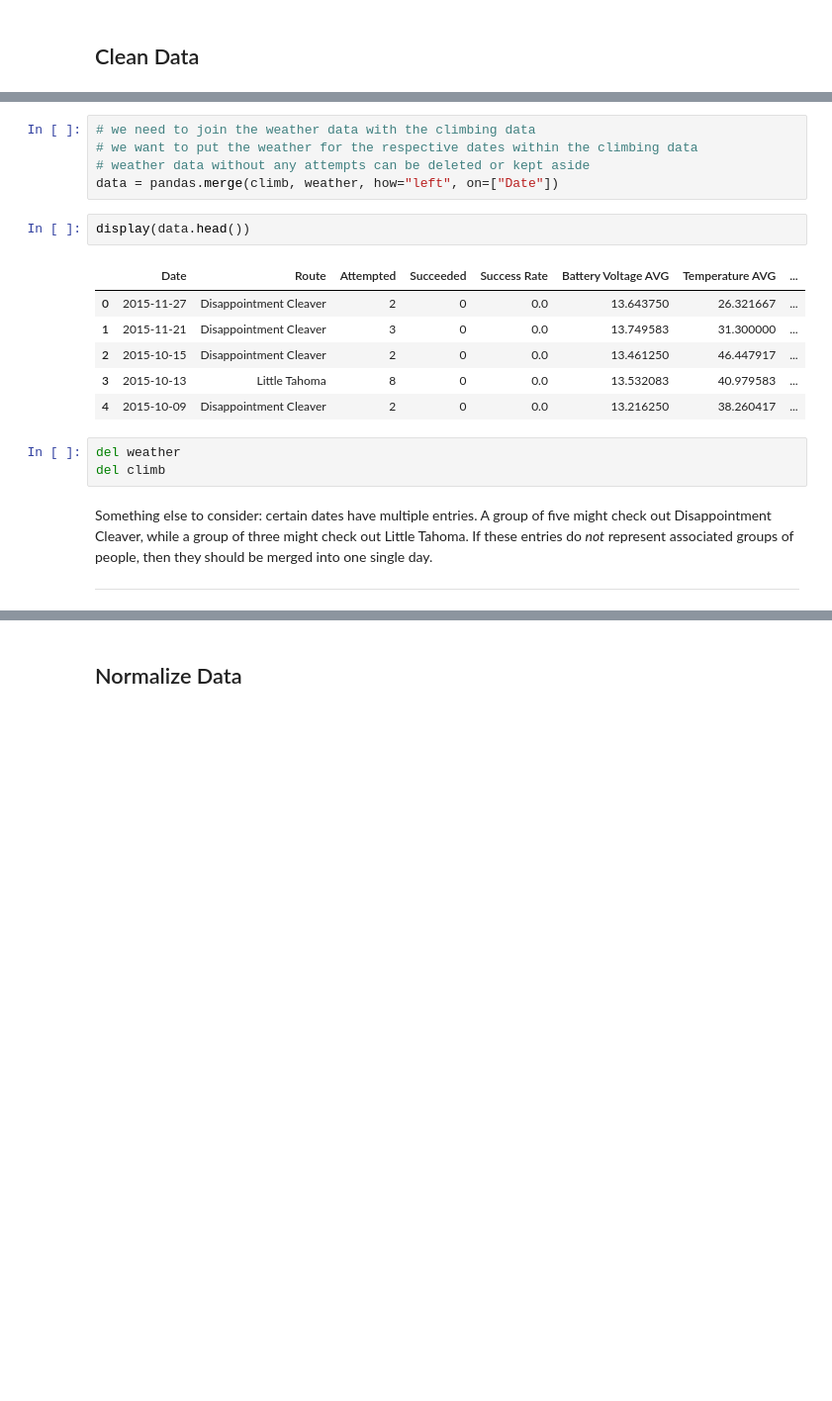
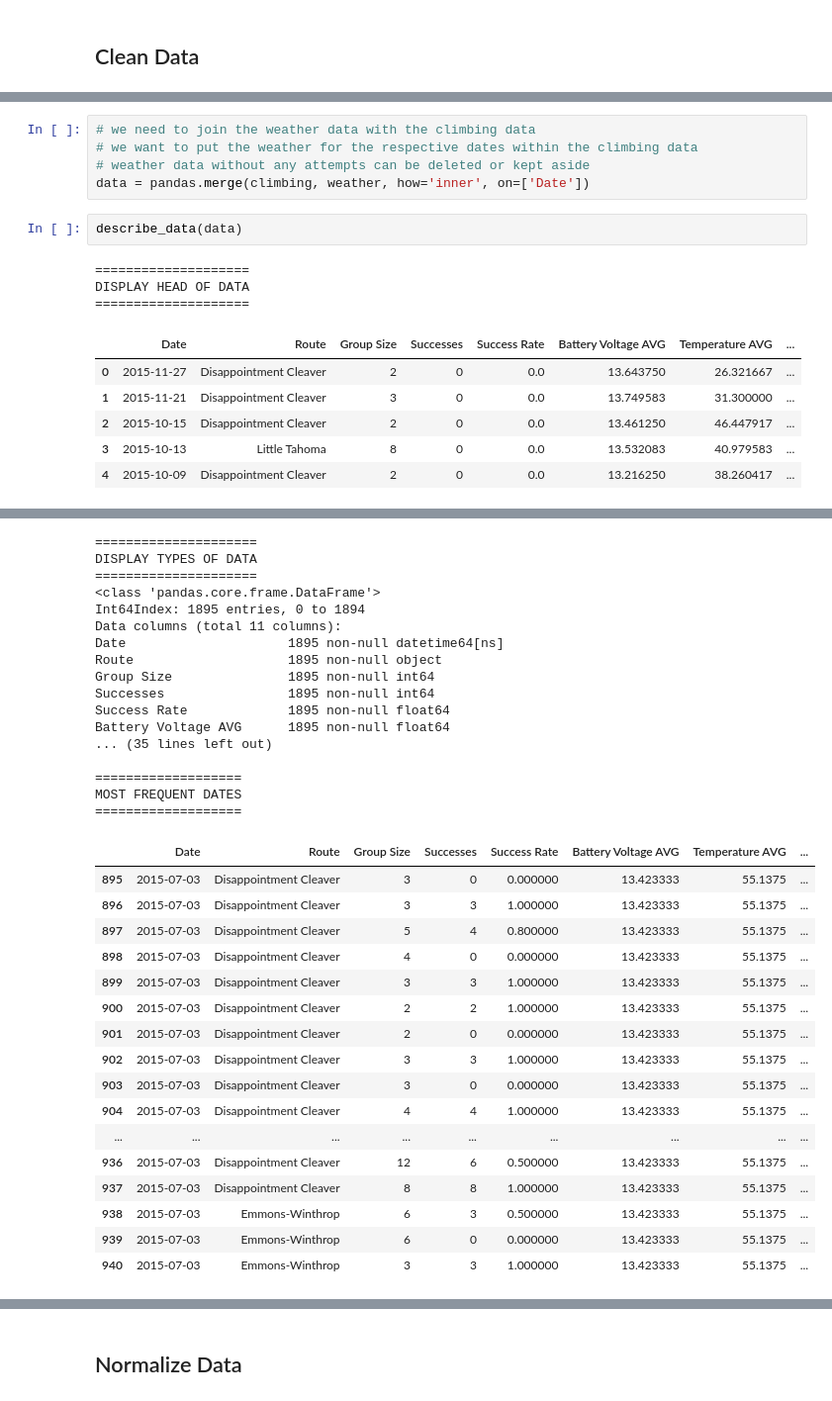
Before and after one commit to noltron000-coursework/mount-rainier, a Jupyter notebook: source/mount_rainier.ipynb, the cells around one changed output, grey strips where cells are left out. Shown at 99% size. Drawn from its saved outputs; the diff is of its cells as text; blank space fills up the shorter version.

```diff
--- a/source/mount_rainier.ipynb
+++ b/source/mount_rainier.ipynb
@@ -139,23 +205,16 @@ climb['Success Rate'] = climb['Succeeded']/climb['Attempted']
 # we need to join the weather data with the climbing data
 # we want to put the weather for the respective dates within the climbing data
 # weather data without any attempts can be deleted or kept aside
-data = pandas.merge(climb, weather, how="left", on=["Date"])
+data = pandas.merge(climbing, weather, how='inner', on=['Date'])
-# %%
-display(data.head())
-# %% [output]
-|  | Date | Route | Attempted | Succeeded | Success Rate | Battery Voltage AVG | Temperature AVG | ... |
-| 0 | 2015-11-27 | Disappointment Cleaver | 2 | 0 | 0.0 | 13.643750 | 26.321667 | ... |
-| 1 | 2015-11-21 | Disappointment Cleaver | 3 | 0 | 0.0 | 13.749583 | 31.300000 | ... |
-| 2 | 2015-10-15 | Disappointment Cleaver | 2 | 0 | 0.0 | 13.461250 | 46.447917 | ... |
-| 3 | 2015-10-13 | Little Tahoma | 8 | 0 | 0.0 | 13.532083 | 40.979583 | ... |
-| 4 | 2015-10-09 | Disappointment Cleaver | 2 | 0 | 0.0 | 13.216250 | 38.260417 | ... |
-# %%
-del weather
-del climb
-# %% [markdown]
-Something else to consider:
-certain dates have multiple entries.
-A group of five might check out Disappointment Cleaver, while a group of three might check out Little Tahoma.
-If these entries do *not* represent associated groups of people, then they should be merged into one single day.
-
----
+# %%
+describe_data(data)
+# %% [output]
+====================
+DISPLAY HEAD OF DATA
+====================
+|  | Date | Route | Group Size | Successes | Success Rate | Battery Voltage AVG | Temperature AVG | ... |
+| 0 | 2015-11-27 | Disappointment Cleaver | 2 | 0 | 0.0 | 13.643750 | 26.321667 | ... |
+| 1 | 2015-11-21 | Disappointment Cleaver | 3 | 0 | 0.0 | 13.749583 | 31.300000 | ... |
+| 2 | 2015-10-15 | Disappointment Cleaver | 2 | 0 | 0.0 | 13.461250 | 46.447917 | ... |
+| 3 | 2015-10-13 | Little Tahoma | 8 | 0 | 0.0 | 13.532083 | 40.979583 | ... |
+| 4 | 2015-10-09 | Disappointment Cleaver | 2 | 0 | 0.0 | 13.216250 | 38.260417 | ... |
@@ -161,0 +227,34 @@ If these entries do *not* represent associated groups of people, then they shoul
+=====================
+DISPLAY TYPES OF DATA
+=====================
+<class 'pandas.core.frame.DataFrame'>
+Int64Index: 1895 entries, 0 to 1894
+Data columns (total 11 columns):
+Date                     1895 non-null datetime64[ns]
+Route                    1895 non-null object
+Group Size               1895 non-null int64
+Successes                1895 non-null int64
+Success Rate             1895 non-null float64
+Battery Voltage AVG      1895 non-null float64
+... (35 lines left out)
+
+===================
+MOST FREQUENT DATES
+===================
+|  | Date | Route | Group Size | Successes | Success Rate | Battery Voltage AVG | Temperature AVG | ... |
+| 895 | 2015-07-03 | Disappointment Cleaver | 3 | 0 | 0.000000 | 13.423333 | 55.1375 | ... |
+| 896 | 2015-07-03 | Disappointment Cleaver | 3 | 3 | 1.000000 | 13.423333 | 55.1375 | ... |
+| 897 | 2015-07-03 | Disappointment Cleaver | 5 | 4 | 0.800000 | 13.423333 | 55.1375 | ... |
+| 898 | 2015-07-03 | Disappointment Cleaver | 4 | 0 | 0.000000 | 13.423333 | 55.1375 | ... |
+| 899 | 2015-07-03 | Disappointment Cleaver | 3 | 3 | 1.000000 | 13.423333 | 55.1375 | ... |
+| 900 | 2015-07-03 | Disappointment Cleaver | 2 | 2 | 1.000000 | 13.423333 | 55.1375 | ... |
+| 901 | 2015-07-03 | Disappointment Cleaver | 2 | 0 | 0.000000 | 13.423333 | 55.1375 | ... |
+| 902 | 2015-07-03 | Disappointment Cleaver | 3 | 3 | 1.000000 | 13.423333 | 55.1375 | ... |
+| 903 | 2015-07-03 | Disappointment Cleaver | 3 | 0 | 0.000000 | 13.423333 | 55.1375 | ... |
+| 904 | 2015-07-03 | Disappointment Cleaver | 4 | 4 | 1.000000 | 13.423333 | 55.1375 | ... |
+| ... | ... | ... | ... | ... | ... | ... | ... | ... |
+| 936 | 2015-07-03 | Disappointment Cleaver | 12 | 6 | 0.500000 | 13.423333 | 55.1375 | ... |
+| 937 | 2015-07-03 | Disappointment Cleaver | 8 | 8 | 1.000000 | 13.423333 | 55.1375 | ... |
+| 938 | 2015-07-03 | Emmons-Winthrop | 6 | 3 | 0.500000 | 13.423333 | 55.1375 | ... |
+| 939 | 2015-07-03 | Emmons-Winthrop | 6 | 0 | 0.000000 | 13.423333 | 55.1375 | ... |
+| 940 | 2015-07-03 | Emmons-Winthrop | 3 | 3 | 1.000000 | 13.423333 | 55.1375 | ... |
```
Also changed, not shown: parts of 24 cells of this notebook.
